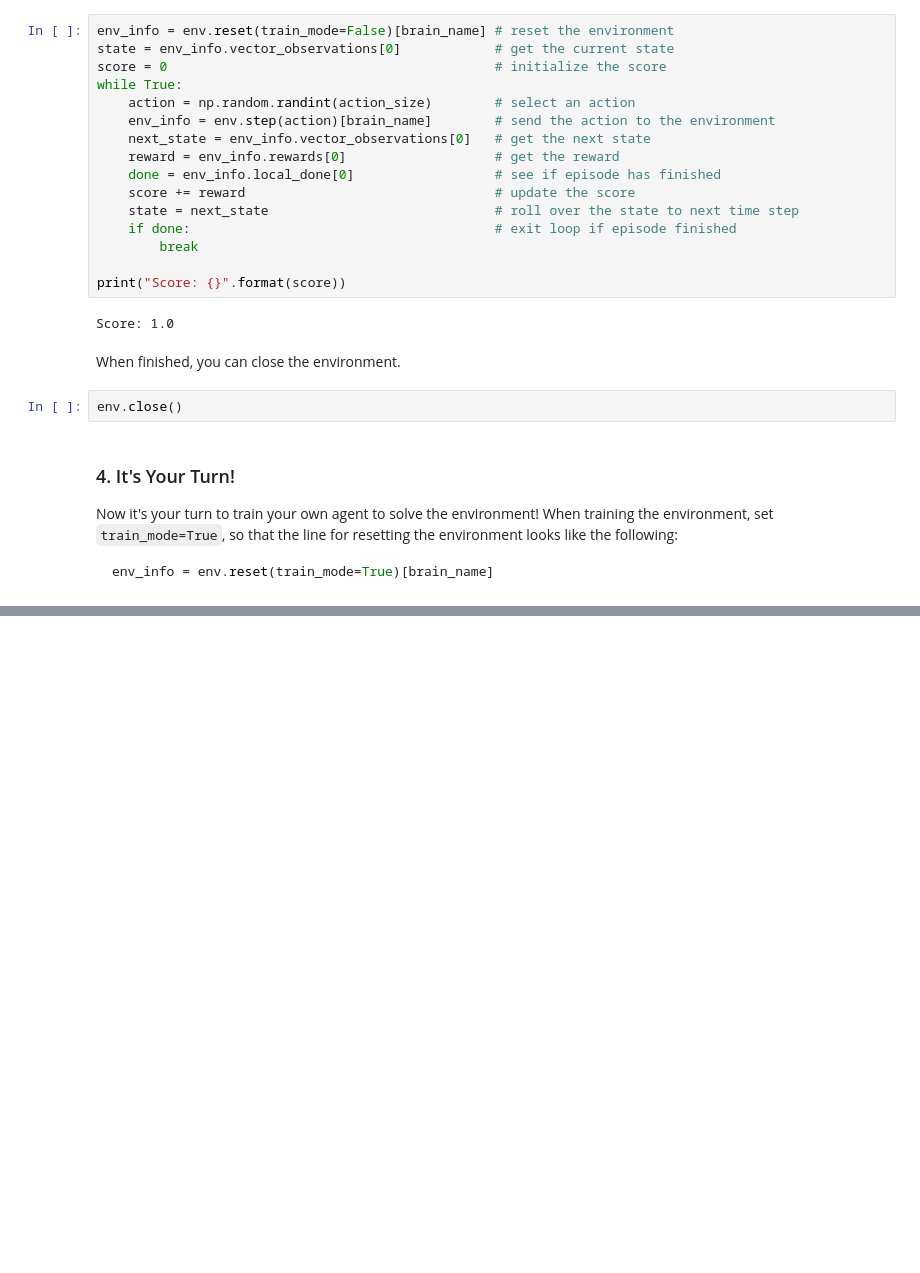
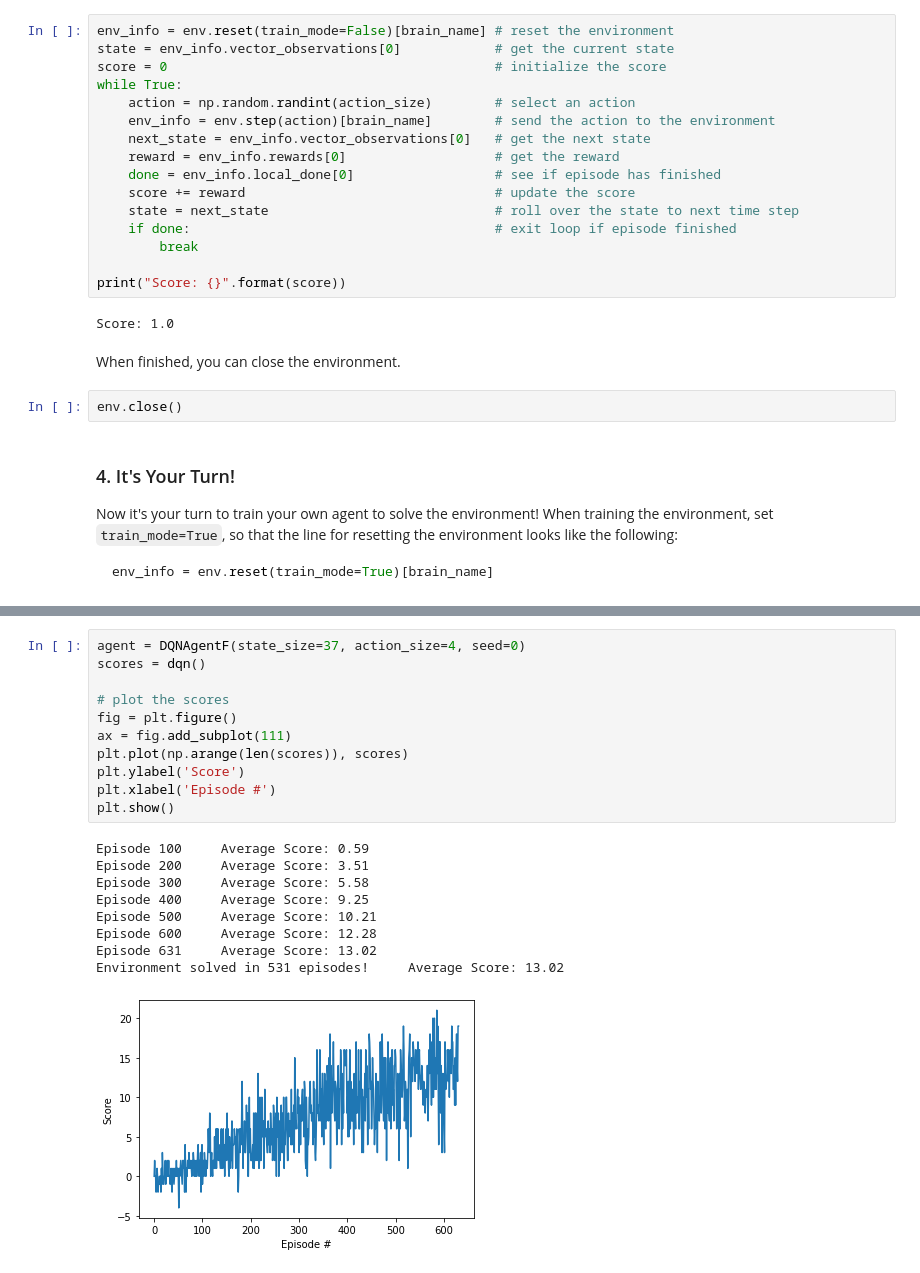
Before and after one commit to Mashbrow/RL-Collect-all-Bananas, a Jupyter notebook: Navigation.ipynb, the cells around one changed output, grey strips where cells are left out. Saved outputs shown, nothing was run; the diff lists cells and outputs as text; blank space fills up the shorter version.

```diff
--- a/Navigation.ipynb
+++ b/Navigation.ipynb
@@ -232,6 +232,27 @@ Episode 400     Average Score: 10.87
 Episode 489     Average Score: 13.08
 Environment solved in 389 episodes!     Average Score: 13.08
 [figure]
+# %%
+agent = DQNAgentF(state_size=37, action_size=4, seed=0)
+scores = dqn()
+
+# plot the scores
+fig = plt.figure()
+ax = fig.add_subplot(111)
+plt.plot(np.arange(len(scores)), scores)
+plt.ylabel('Score')
+plt.xlabel('Episode #')
+plt.show()
+# %% [output]
+Episode 100     Average Score: 0.59
+Episode 200     Average Score: 3.51
+Episode 300     Average Score: 5.58
+Episode 400     Average Score: 9.25
+Episode 500     Average Score: 10.21
+Episode 600     Average Score: 12.28
+Episode 631     Average Score: 13.02
+Environment solved in 531 episodes!     Average Score: 13.02
+[figure, added]
 # %%
 agent = DDQNAgent(state_size=37, action_size=4, seed=0)
 scores = dqn()
```
Also changed, not shown: parts of 3 cells of this notebook, 4 other files.
